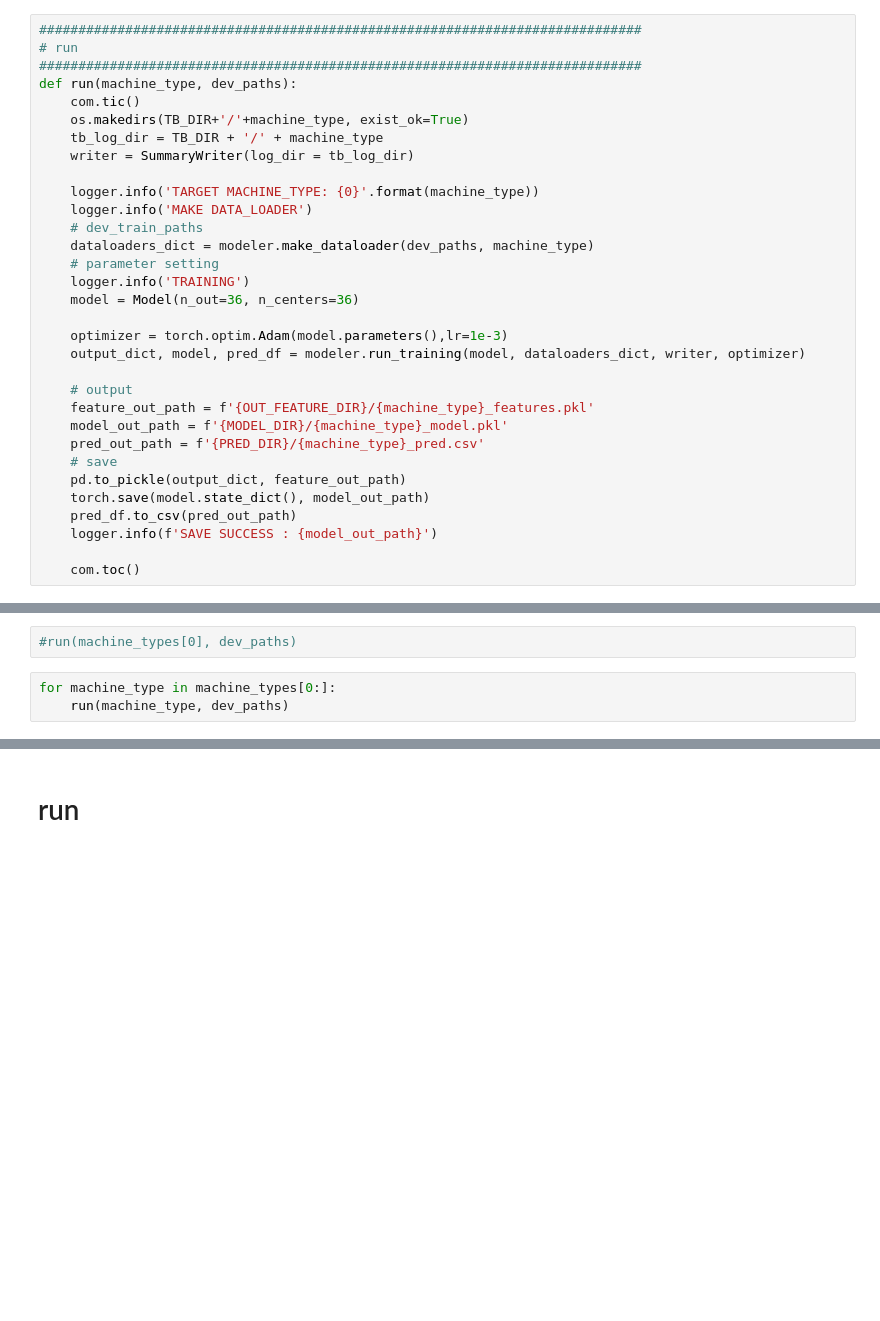
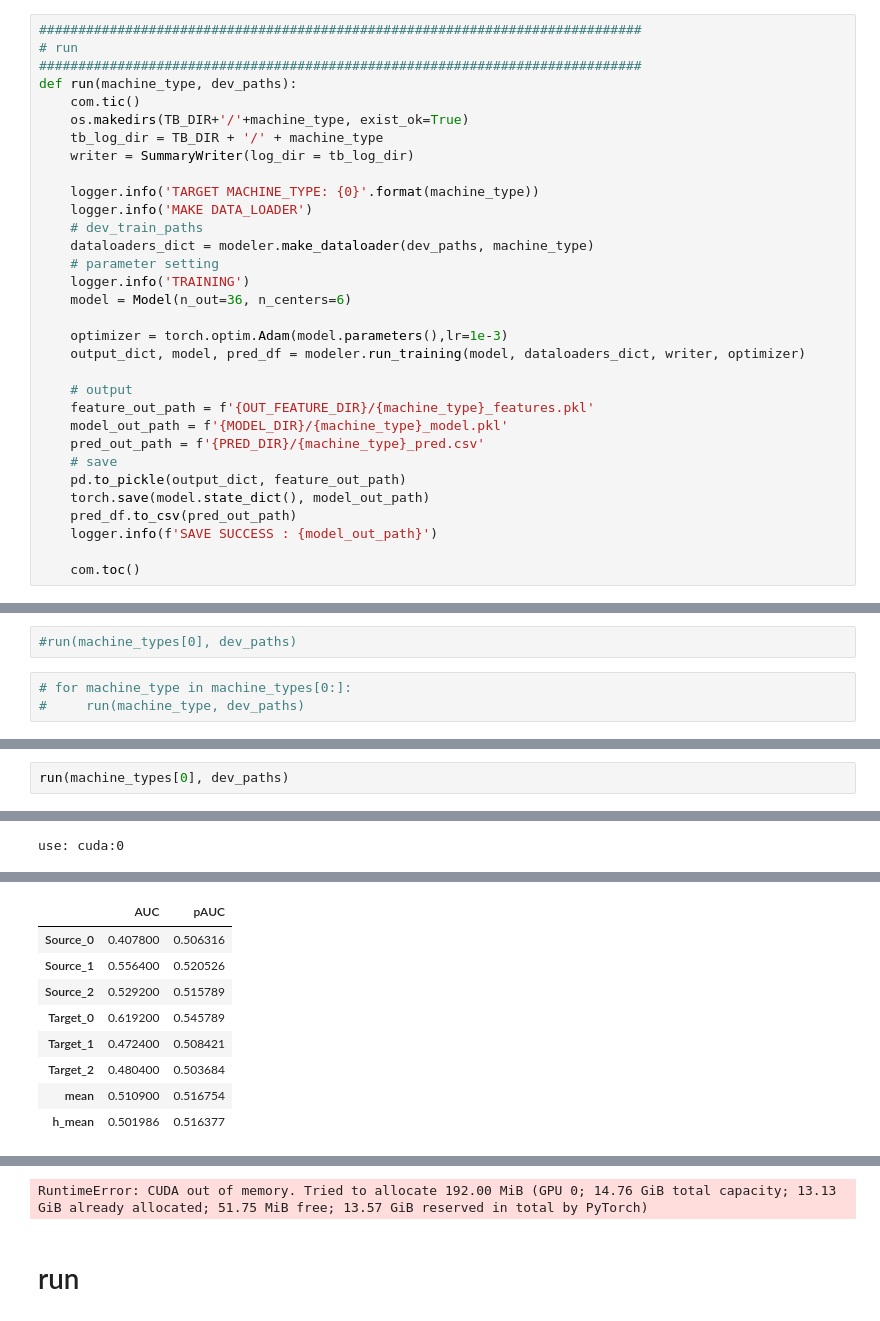
Before and after one commit to HirokiNarita/dcase2021_task2_UDA, a Jupyter notebook: EfficientNet/exp1/01_training.ipynb, the cells around one changed output, grey strips where cells are left out. Cells and saved outputs as stored; diff of their text form; blank space fills up the shorter version.

```diff
--- a/EfficientNet/exp1/01_training.ipynb
+++ b/EfficientNet/exp1/01_training.ipynb
@@ -184,7 +182,7 @@ def run(machine_type, dev_paths):
     dataloaders_dict = modeler.make_dataloader(dev_paths, machine_type)
     # parameter setting
     logger.info('TRAINING')
-    model = Model(n_out=36, n_centers=36)
+    model = Model(n_out=36, n_centers=6)
 
     optimizer = torch.optim.Adam(model.parameters(),lr=1e-3)
     output_dict, model, pred_df = modeler.run_training(model, dataloaders_dict, writer, optimizer)
@@ -208,5 +201,5 @@ gc.collect()
 # %%
 #run(machine_types[0], dev_paths)
 # %%
-for machine_type in machine_types[0:]:
-    run(machine_type, dev_paths)
+# for machine_type in machine_types[0:]:
+#     run(machine_type, dev_paths)
@@ -268,0 +206,3 @@ use: cuda:0
+# %%
+run(machine_types[0], dev_paths)
+# %% [output]
@@ -268,0 +212 @@ use: cuda:0
+use: cuda:0
@@ -268,0 +214,9 @@ use: cuda:0
+|  | AUC | pAUC |
+| Source_0 | 0.407800 | 0.506316 |
+| Source_1 | 0.556400 | 0.520526 |
+| Source_2 | 0.529200 | 0.515789 |
+| Target_0 | 0.619200 | 0.545789 |
+| Target_1 | 0.472400 | 0.508421 |
+| Target_2 | 0.480400 | 0.503684 |
+| mean | 0.510900 | 0.516754 |
+| h_mean | 0.501986 | 0.516377 |
@@ -269,3 +233,4 @@ use: cuda:0
+RuntimeError: CUDA out of memory. Tried to allocate 192.00 MiB (GPU 0; 14.76 GiB total capacity; 13.13 GiB already allocated; 51.75 MiB free; 13.57 GiB reserved in total by PyTorch)
 # %% [markdown]
 # run
 # %% [raw]
```
Also changed, not shown: parts of 4 cells of this notebook, 4 other files.
